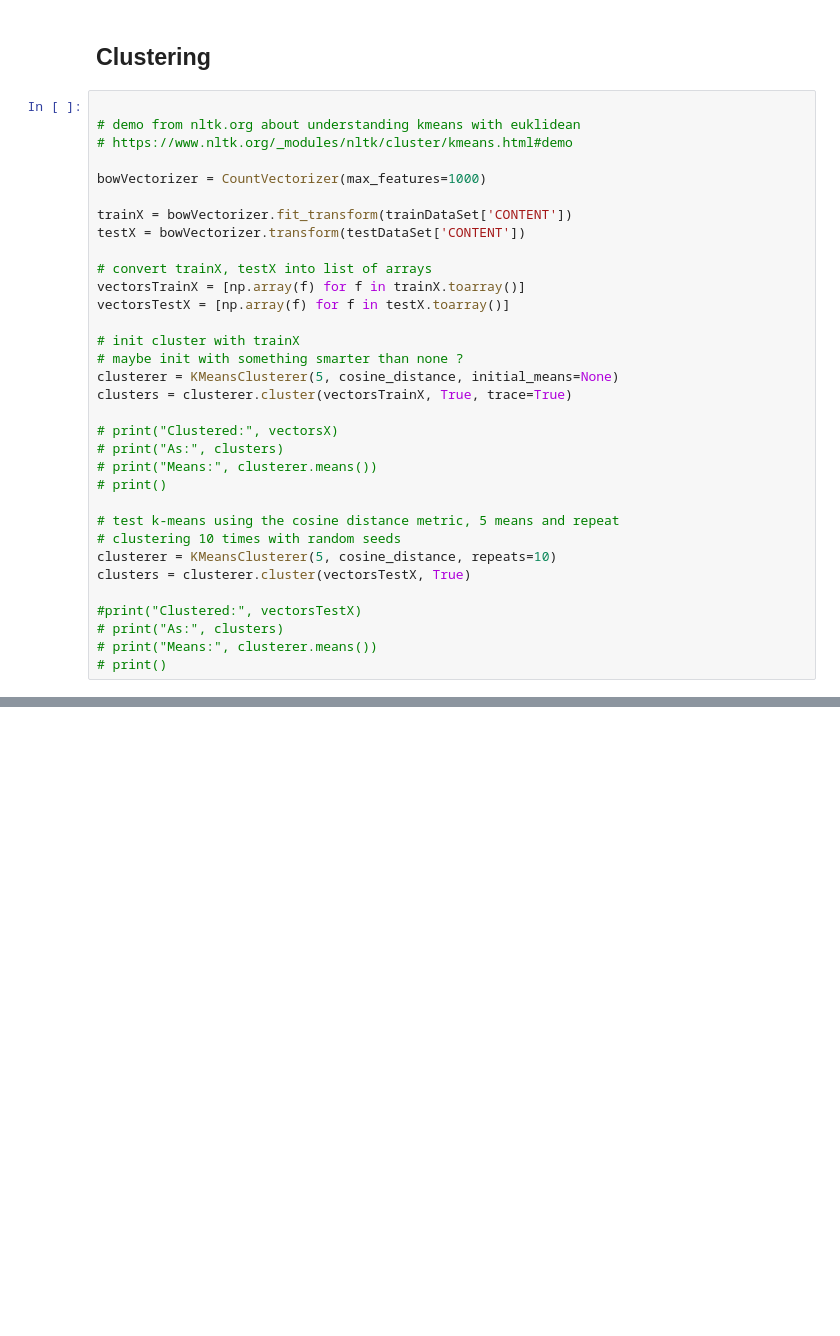
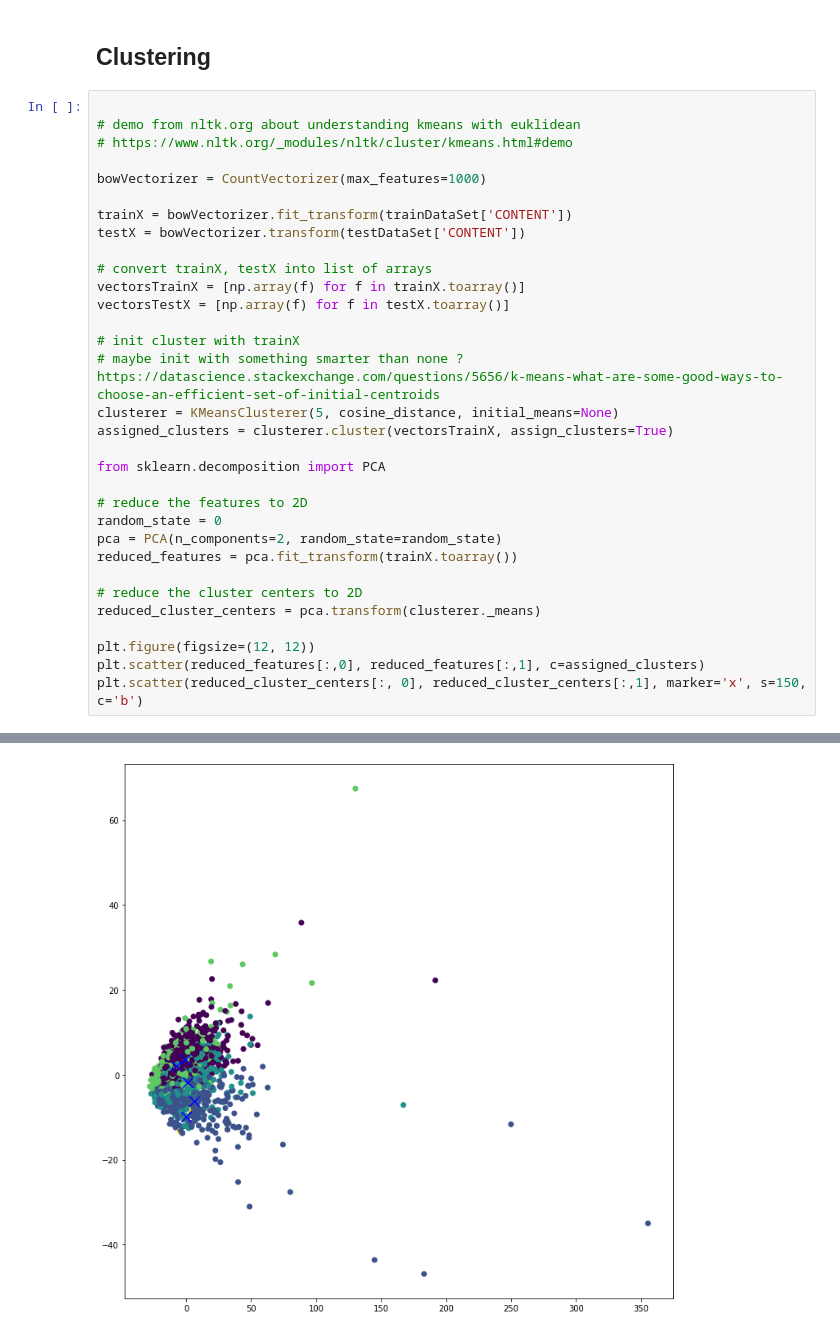
Before and after one commit to PanosEvange/DataMiningProj2_2020, a Jupyter notebook: sdi1500039.ipynb, the cells around one changed output, grey strips where cells are left out. Saved outputs shown, nothing was run; the diff lists cells and outputs as text; blank space fills up the shorter version.

Commit message:
k-means clustering initial plot

```diff
--- a/sdi1500039.ipynb
+++ b/sdi1500039.ipynb
@@ -658,21 +863,21 @@ vectorsTrainX = [np.array(f) for f in trainX.toarray()]
 vectorsTestX = [np.array(f) for f in testX.toarray()]
 
 # init cluster with trainX
-# maybe init with something smarter than none ?
+# maybe init with something smarter than none ? https://datascience.stackexchange.com/questions/5656/k-means-what-are-some-good-ways-to-choose-an-efficient-set-of-initial-centroids
 clusterer = KMeansClusterer(5, cosine_distance, initial_means=None)
-clusters = clusterer.cluster(vectorsTrainX, True, trace=True)
+assigned_clusters = clusterer.cluster(vectorsTrainX, assign_clusters=True)
 
-# print("Clustered:", vectorsX)
-# print("As:", clusters)
-# print("Means:", clusterer.means())
-# print()
+from sklearn.decomposition import PCA
 
-# test k-means using the cosine distance metric, 5 means and repeat
-# clustering 10 times with random seeds
-clusterer = KMeansClusterer(5, cosine_distance, repeats=10)
-clusters = clusterer.cluster(vectorsTestX, True)
+# reduce the features to 2D
+random_state = 0
+pca = PCA(n_components=2, random_state=random_state)
+reduced_features = pca.fit_transform(trainX.toarray())
 
-#print("Clustered:", vectorsTestX)
-# print("As:", clusters)
-# print("Means:", clusterer.means())
-# print()
+# reduce the cluster centers to 2D
+reduced_cluster_centers = pca.transform(clusterer._means)
+
+plt.figure(figsize=(12, 12))
+plt.scatter(reduced_features[:,0], reduced_features[:,1], c=assigned_clusters)
+plt.scatter(reduced_cluster_centers[:, 0], reduced_cluster_centers[:,1], marker='x', s=150, c='b')
+# %% [output]
@@ -678,0 +885 @@ clusters = clusterer.cluster(vectorsTestX, True)
+[figure, added]
```
Also changed, not shown: parts of 17 cells of this notebook, 1 other file.
